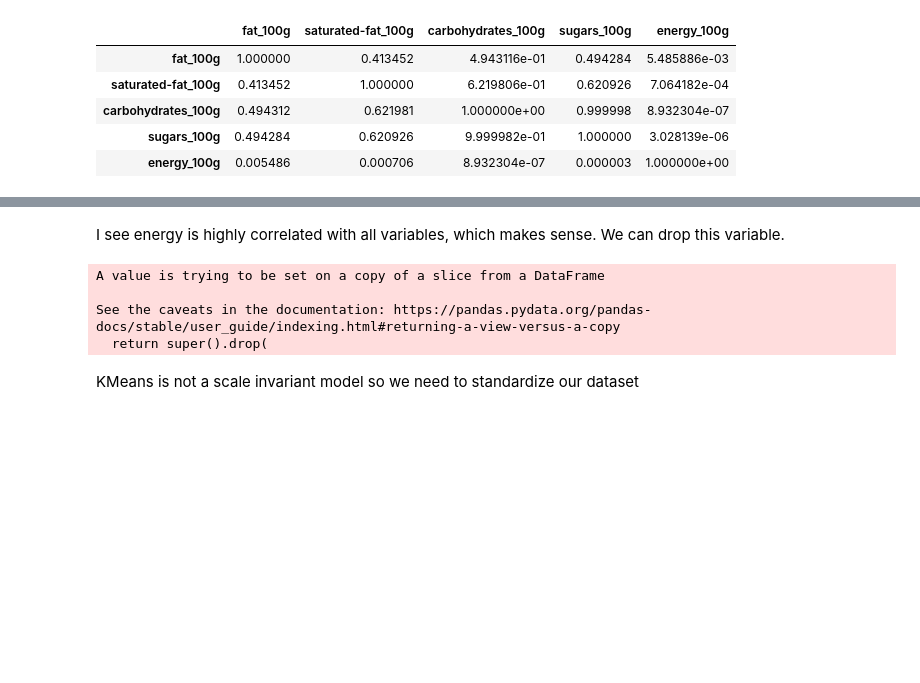
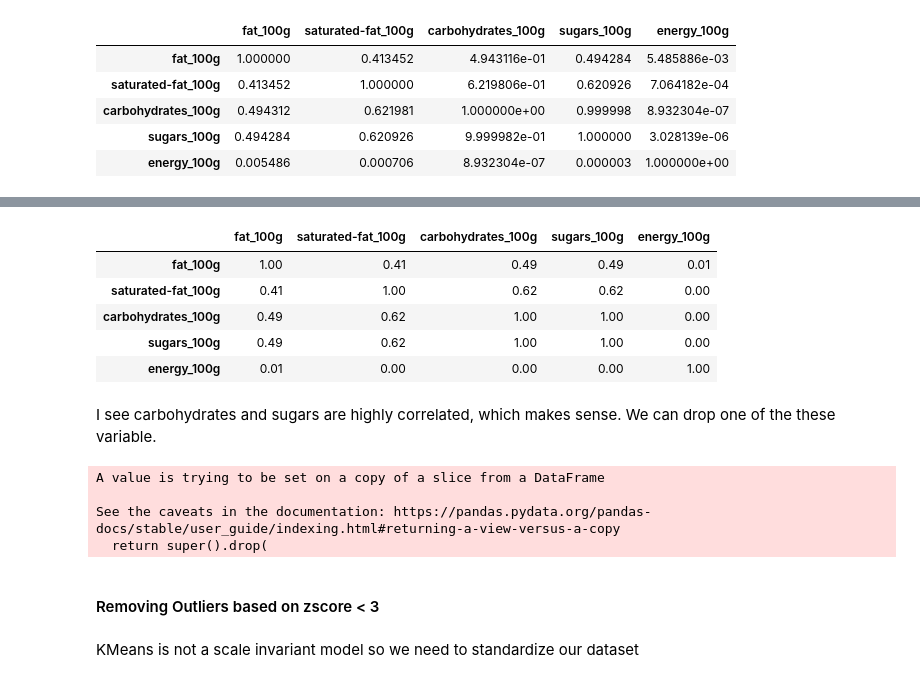
Before and after one commit to raman-bhatia/cis_5450_final_project, a Jupyter notebook: CIS5450_Project_draft_shared.ipynb, the cells around one changed output, grey strips where cells are left out. Cells and saved outputs as stored; diff of their text form; code cells hidden in the pictures; blank space fills up the shorter version.

```diff
--- a/CIS5450_Project_draft_shared.ipynb
+++ b/CIS5450_Project_draft_shared.ipynb
@@ -937,3 +927,12 @@ sns.heatmap(km_df.corr())
+# %%
+km_df.corr().style.background_gradient(cmap='coolwarm').set_precision(2)
+# %% [output]
+|  | fat_100g | saturated-fat_100g | carbohydrates_100g | sugars_100g | energy_100g |
+| fat_100g | 1.00 | 0.41 | 0.49 | 0.49 | 0.01 |
+| saturated-fat_100g | 0.41 | 1.00 | 0.62 | 0.62 | 0.00 |
+| carbohydrates_100g | 0.49 | 0.62 | 1.00 | 1.00 | 0.00 |
+| sugars_100g | 0.49 | 0.62 | 1.00 | 1.00 | 0.00 |
+| energy_100g | 0.01 | 0.00 | 0.00 | 0.00 | 1.00 |
 # %% [markdown]
-I see energy is highly correlated with all variables, which makes sense. We can drop this variable.
+I see carbohydrates and sugars are highly correlated, which makes sense. We can drop one of the these variable.
 # %%
@@ -943,3 +942,5 @@ A value is trying to be set on a copy of a slice from a DataFrame
 
 See the caveats in the documentation: https://pandas.pydata.org/pandas-docs/stable/user_guide/indexing.html#returning-a-view-versus-a-copy
   return super().drop(
+# %% [markdown]
+#### Removing Outliers based on zscore < 3
```
Also changed, not shown: parts of 14 cells of this notebook.
